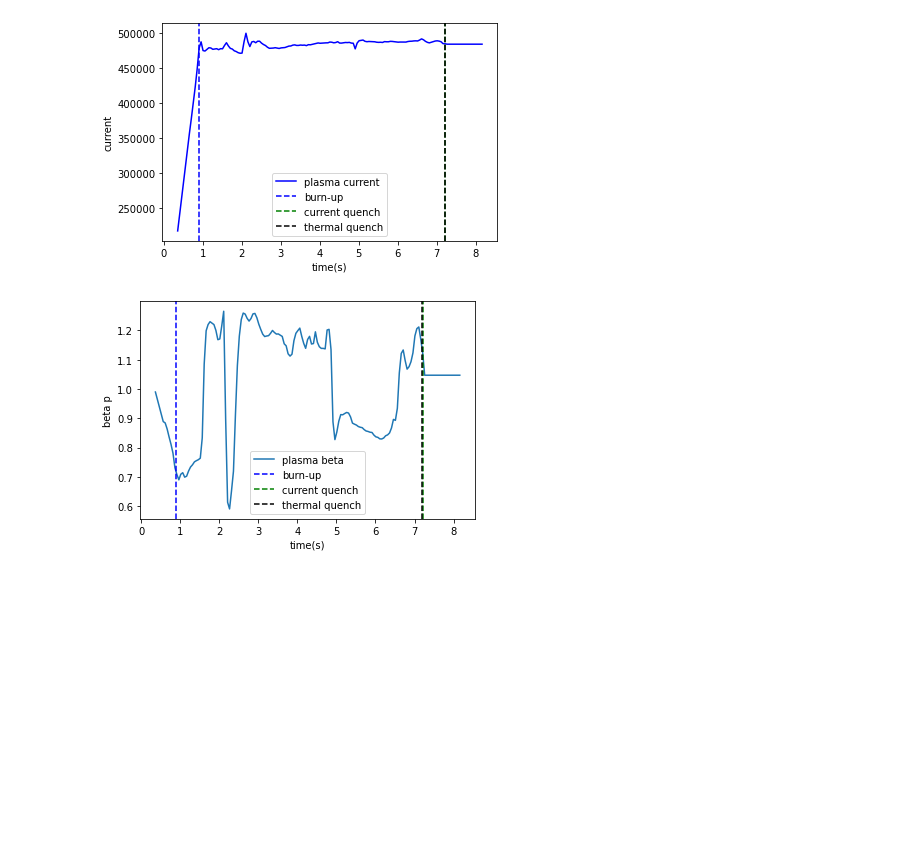
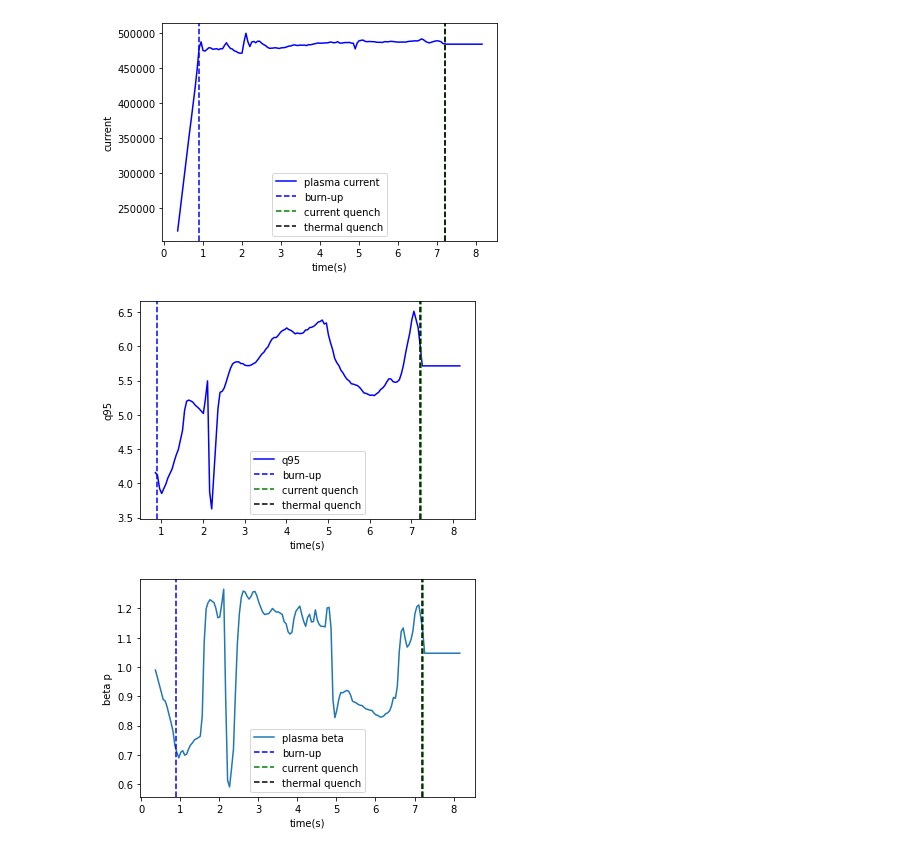
Before and after one commit to ZINZINBIN/Disruption-Prediciton-based-on-Multimodal-Deep-Learning, a Jupyter notebook: analysis_on_numerical_dataset.ipynb, the cells around one changed output. Cells and saved outputs as stored; diff of their text form; code cells hidden in the pictures; blank space fills up the shorter version.

```diff
--- a/analysis_on_numerical_dataset.ipynb
+++ b/analysis_on_numerical_dataset.ipynb
@@ -77,6 +77,19 @@ plt.legend()
 plt.show()
 # %% [output]
 [figure]
+# %%
+import matplotlib.pyplot as plt
+
+plt.plot(t[10:], q95[10:], 'b', label = 'q95')
+plt.axvline(x = tftsrt, ymin = 0,  color = "blue", linestyle = "dashed", label = "burn-up")
+plt.axvline(x = tipminf, ymin = 0, color = "green", linestyle = "dashed", label = "current quench")
+plt.axvline(x = tTQend, ymin = 0, color = "black", linestyle = "dashed", label = "thermal quench")
+plt.xlabel('time(s)')
+plt.ylabel('q95')
+plt.legend()
+plt.show()
+# %% [output]
+[figure, added]
 # %%
 import matplotlib.pyplot as plt
 
```
Also changed, not shown: 15 other files.
